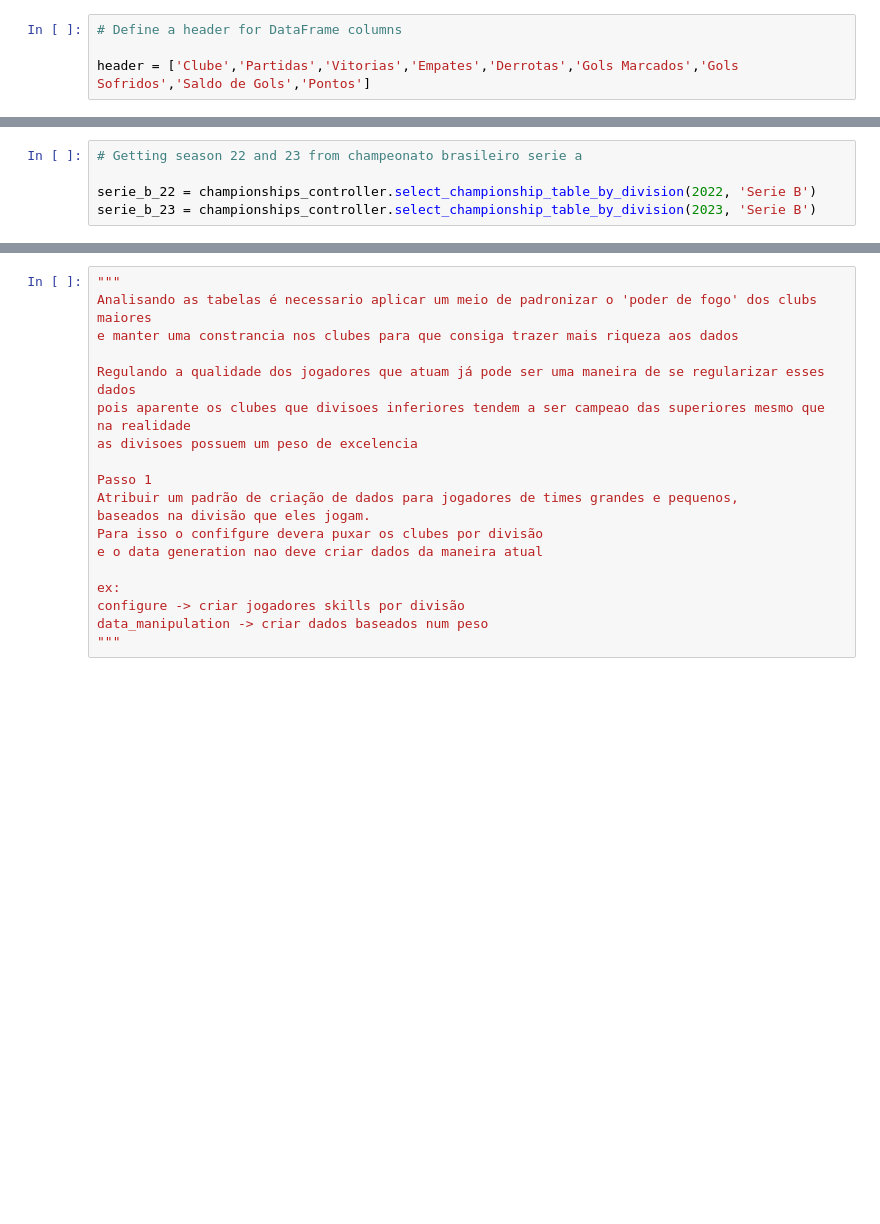
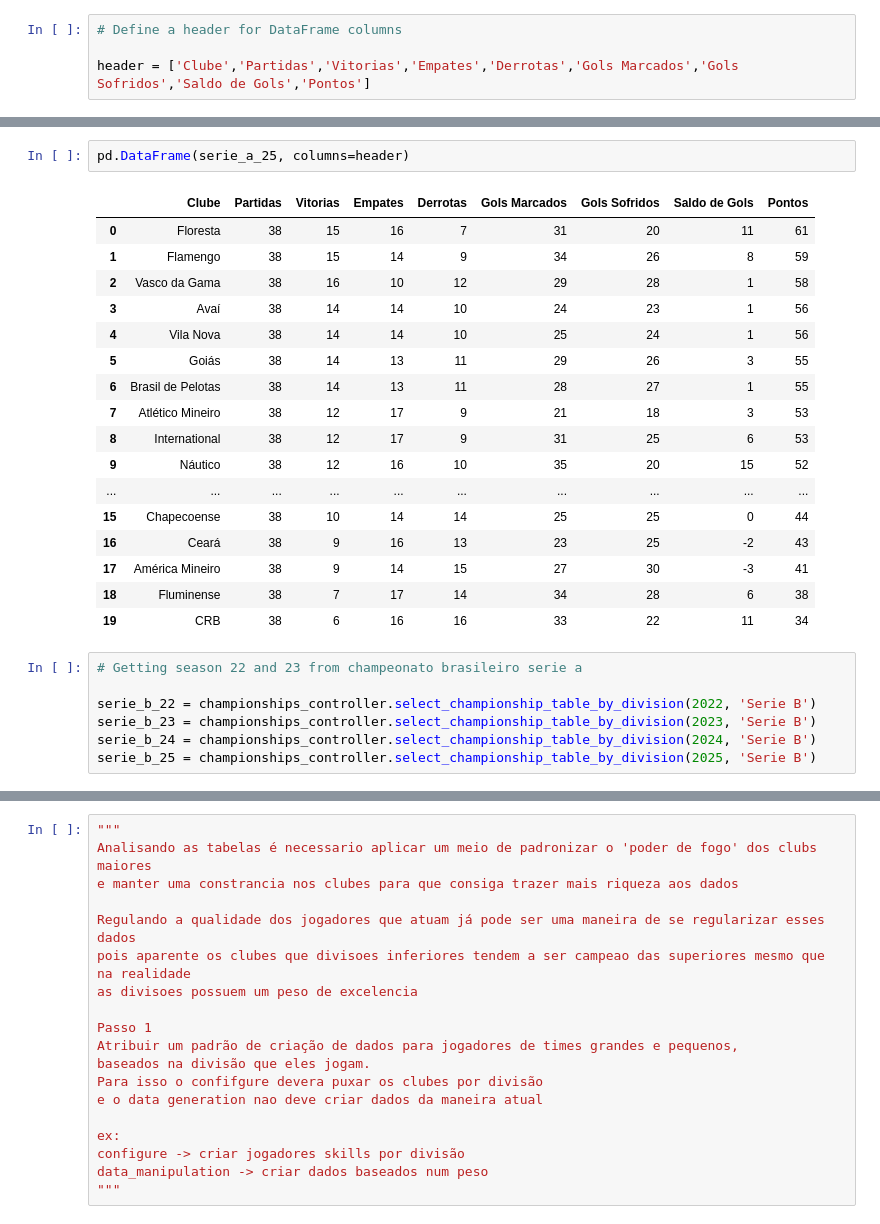
Before and after one commit to Rochamarc/tournament, a Jupyter notebook: Table_Analysis.ipynb, the cells around one changed output, grey strips where cells are left out. Saved outputs shown, nothing was run; the diff lists cells and outputs as text; blank space fills up the shorter version.

```diff
--- a/Table_Analysis.ipynb
+++ b/Table_Analysis.ipynb
@@ -45,8 +83,30 @@ pd.DataFrame(serie_a_23, columns=header)
+# %%
+pd.DataFrame(serie_a_25, columns=header)
+# %% [output]
+|  | Clube | Partidas | Vitorias | Empates | Derrotas | Gols Marcados | Gols Sofridos | Saldo de Gols | Pontos |
+| 0 | Floresta | 38 | 15 | 16 | 7 | 31 | 20 | 11 | 61 |
+| 1 | Flamengo | 38 | 15 | 14 | 9 | 34 | 26 | 8 | 59 |
+| 2 | Vasco da Gama | 38 | 16 | 10 | 12 | 29 | 28 | 1 | 58 |
+| 3 | Avaí | 38 | 14 | 14 | 10 | 24 | 23 | 1 | 56 |
+| 4 | Vila Nova | 38 | 14 | 14 | 10 | 25 | 24 | 1 | 56 |
+| 5 | Goiás | 38 | 14 | 13 | 11 | 29 | 26 | 3 | 55 |
+| 6 | Brasil de Pelotas | 38 | 14 | 13 | 11 | 28 | 27 | 1 | 55 |
+| 7 | Atlético Mineiro | 38 | 12 | 17 | 9 | 21 | 18 | 3 | 53 |
+| 8 | International | 38 | 12 | 17 | 9 | 31 | 25 | 6 | 53 |
+| 9 | Náutico | 38 | 12 | 16 | 10 | 35 | 20 | 15 | 52 |
+| ... | ... | ... | ... | ... | ... | ... | ... | ... | ... |
+| 15 | Chapecoense | 38 | 10 | 14 | 14 | 25 | 25 | 0 | 44 |
+| 16 | Ceará | 38 | 9 | 16 | 13 | 23 | 25 | -2 | 43 |
+| 17 | América Mineiro | 38 | 9 | 14 | 15 | 27 | 30 | -3 | 41 |
+| 18 | Fluminense | 38 | 7 | 17 | 14 | 34 | 28 | 6 | 38 |
+| 19 | CRB | 38 | 6 | 16 | 16 | 33 | 22 | 11 | 34 |
 # %%
 # Getting season 22 and 23 from champeonato brasileiro serie a
 
 serie_b_22 = championships_controller.select_championship_table_by_division(2022, 'Serie B')
 serie_b_23 = championships_controller.select_championship_table_by_division(2023, 'Serie B')
+serie_b_24 = championships_controller.select_championship_table_by_division(2024, 'Serie B')
+serie_b_25 = championships_controller.select_championship_table_by_division(2025, 'Serie B')
 # %%
 # Define dataframe from serie a 2022
 
```
Also changed, not shown: parts of 14 cells of this notebook, 1 other file.
